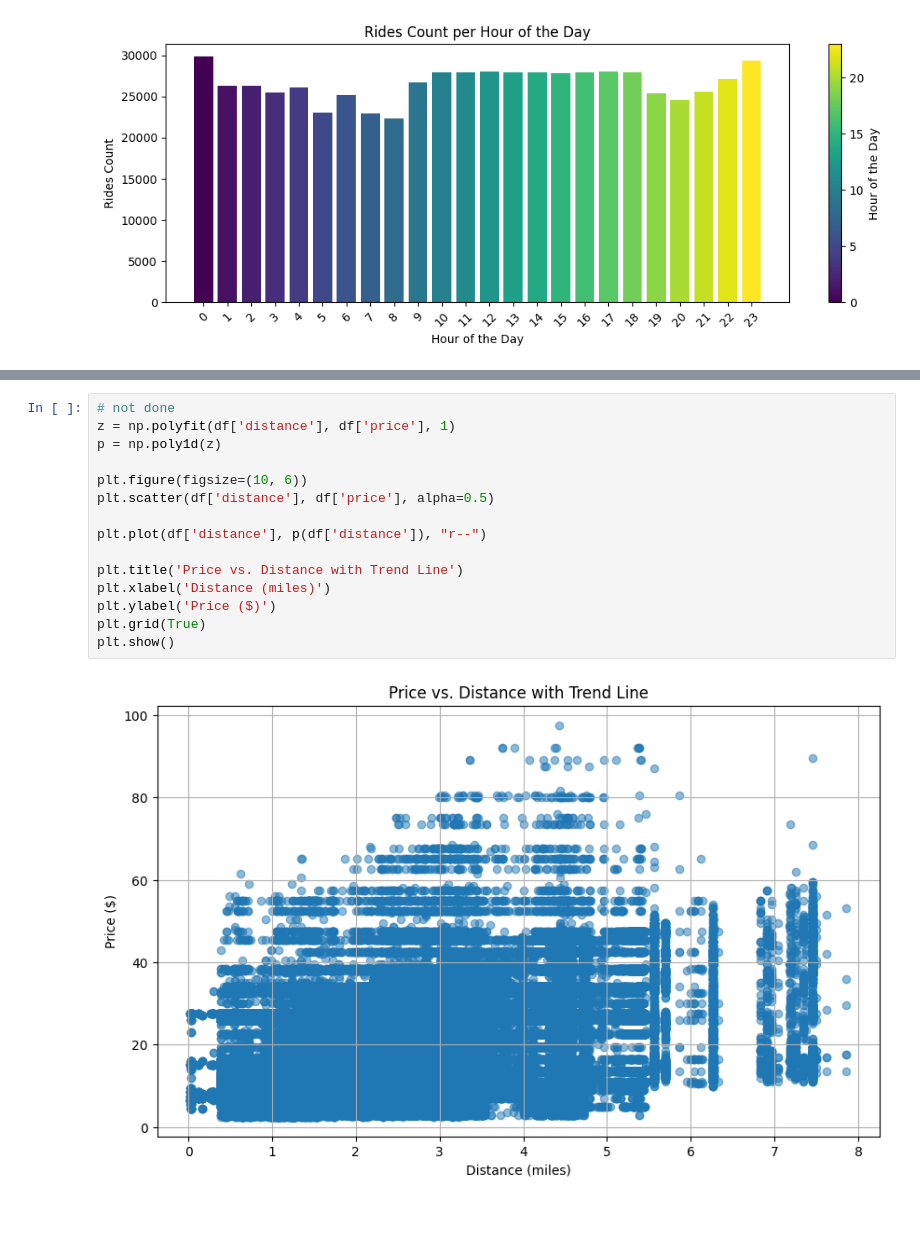
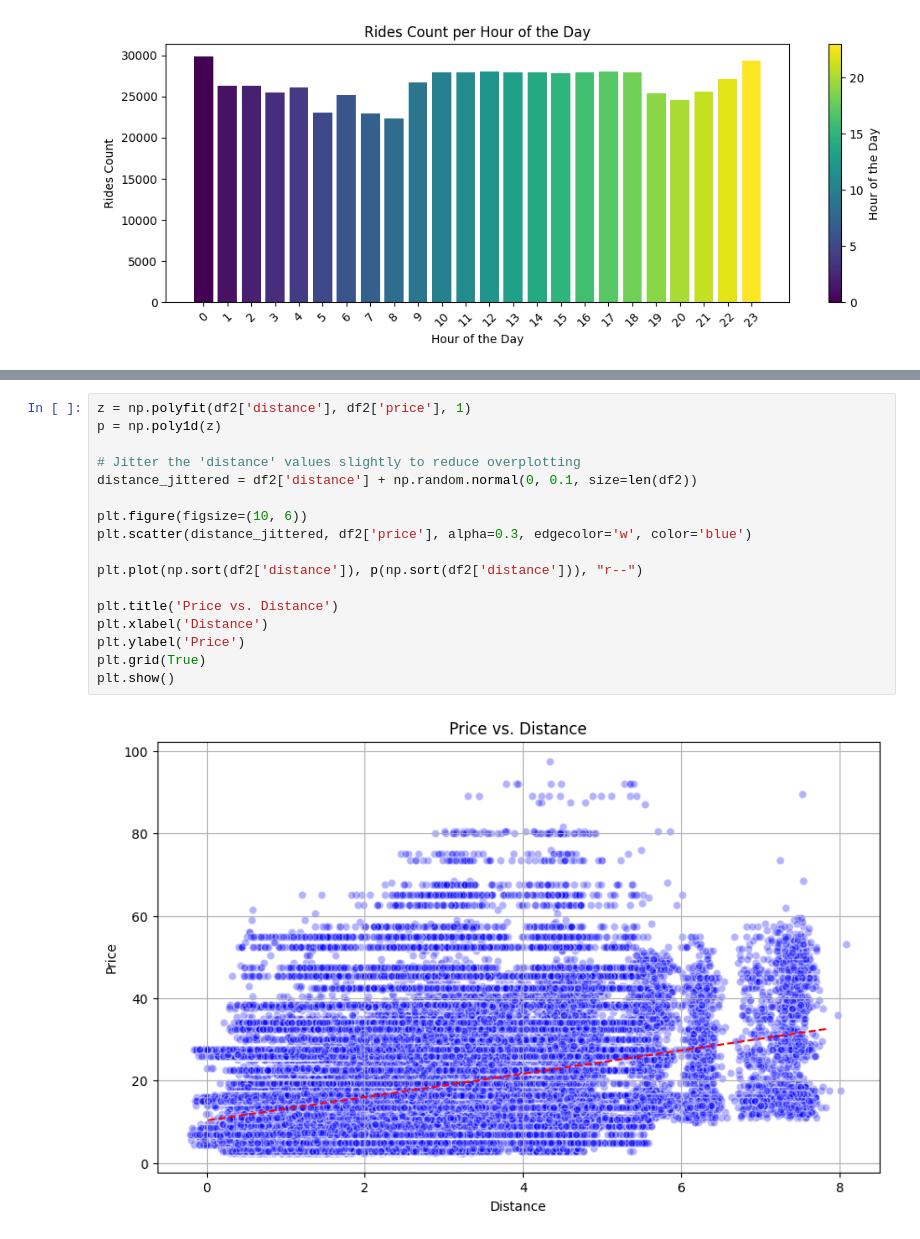
Before and after one commit to achchala/rideshare-predictive-pricing, a Jupyter notebook: notebooks/data_exploration.ipynb, the cells around one changed output, grey strips where cells are left out. Saved outputs shown, nothing was run; the diff lists cells and outputs as text.

```diff
--- a/notebooks/data_exploration.ipynb
+++ b/notebooks/data_exploration.ipynb
@@ -173,17 +220,19 @@ Passing `palette` without assigning `hue` is deprecated and will be removed in v
 # %%
-# not done
-z = np.polyfit(df['distance'], df['price'], 1)
+z = np.polyfit(df2['distance'], df2['price'], 1)
 p = np.poly1d(z)
 
+# Jitter the 'distance' values slightly to reduce overplotting
+distance_jittered = df2['distance'] + np.random.normal(0, 0.1, size=len(df2))
+
 plt.figure(figsize=(10, 6))
-plt.scatter(df['distance'], df['price'], alpha=0.5)
+plt.scatter(distance_jittered, df2['price'], alpha=0.3, edgecolor='w', color='blue')
 
-plt.plot(df['distance'], p(df['distance']), "r--")
+plt.plot(np.sort(df2['distance']), p(np.sort(df2['distance'])), "r--")
 
-plt.title('Price vs. Distance with Trend Line')
-plt.xlabel('Distance (miles)')
-plt.ylabel('Price ($)')
+plt.title('Price vs. Distance')
+plt.xlabel('Distance')
+plt.ylabel('Price')
 plt.grid(True)
 plt.show()
 # %% [output]
-[figure, old version]
+[figure, new version]
```
Also changed, not shown: parts of 24 cells of this notebook.
